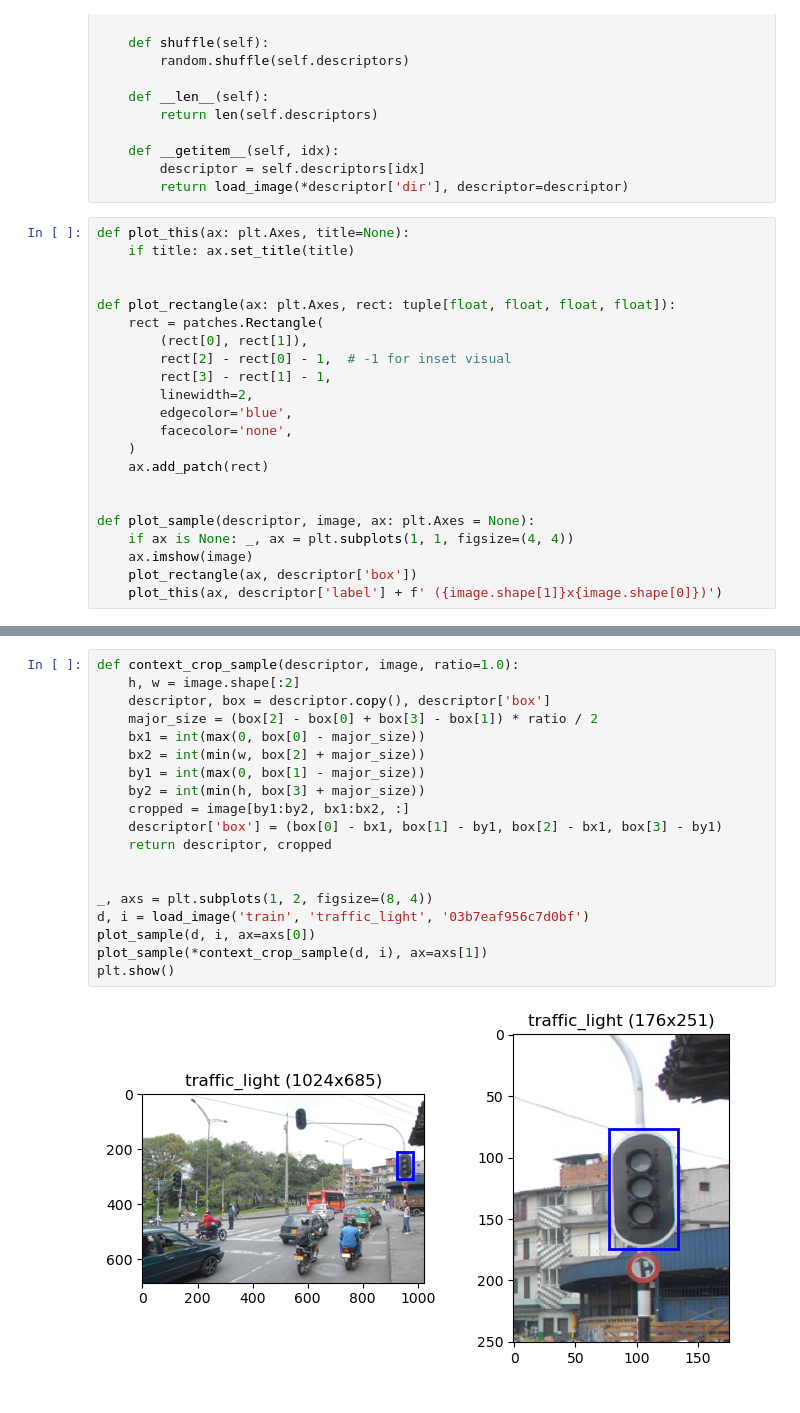
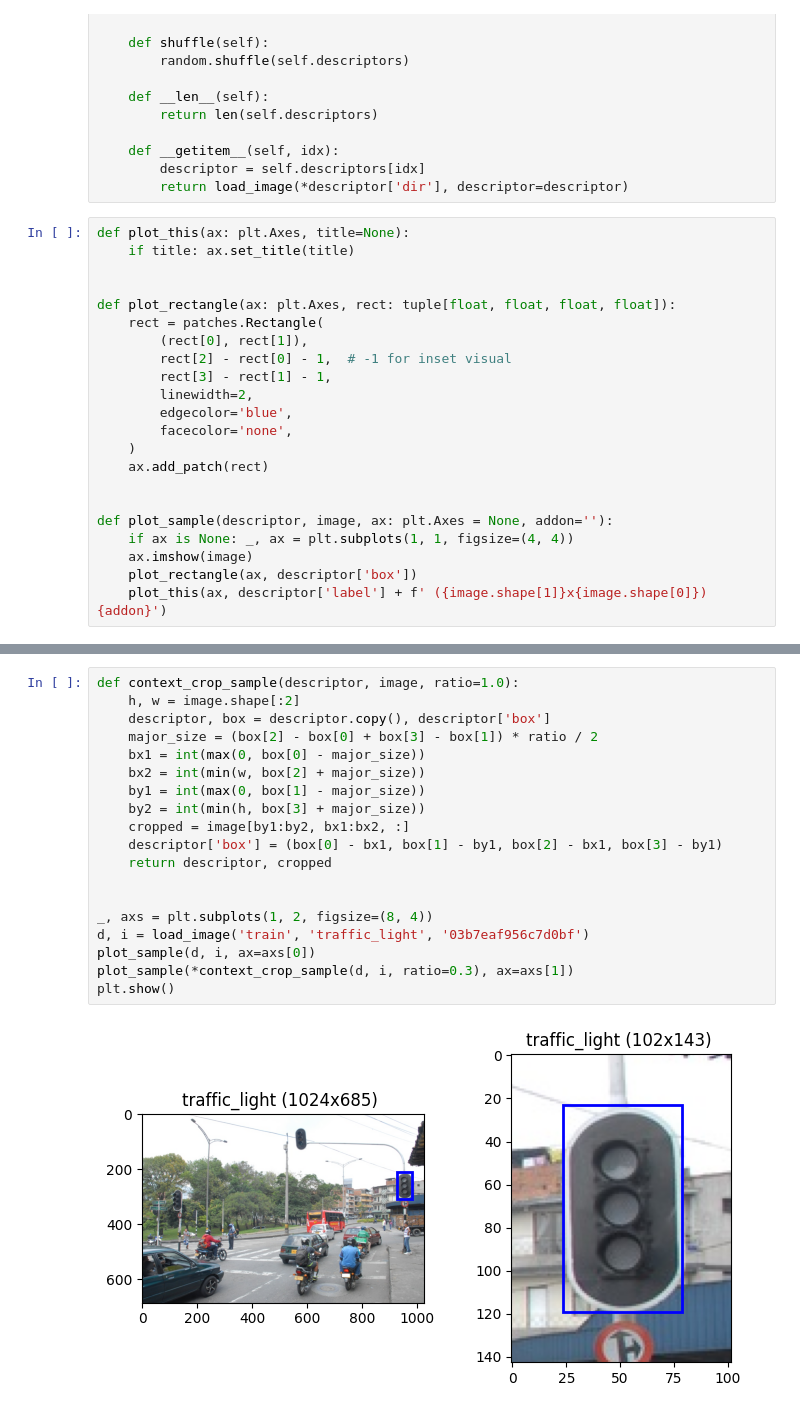
Before and after one commit to Minecraftian14/dl-vehicles, a Jupyter notebook: experiments/dataset_exploration.ipynb, the cells around one changed output, grey strips where cells are left out. Drawn from its saved outputs; the diff is of its cells as text.

```diff
--- a/experiments/dataset_exploration.ipynb
+++ b/experiments/dataset_exploration.ipynb
@@ -113,11 +112,11 @@ def plot_rectangle(ax: plt.Axes, rect: tuple[float, float, float, float]):
     ax.add_patch(rect)
 
 
-def plot_sample(descriptor, image, ax: plt.Axes = None):
+def plot_sample(descriptor, image, ax: plt.Axes = None, addon=''):
     if ax is None: _, ax = plt.subplots(1, 1, figsize=(4, 4))
     ax.imshow(image)
     plot_rectangle(ax, descriptor['box'])
-    plot_this(ax, descriptor['label'] + f' ({image.shape[1]}x{image.shape[0]})')
+    plot_this(ax, descriptor['label'] + f' ({image.shape[1]}x{image.shape[0]}) {addon}')
 # %%
 d, i = load_image(log=True)
 plot_sample(d, i)
@@ -192,21 +191,21 @@ Loading train/parking_meter/0b12f7cbdc590684
 # %%
 def context_crop_sample(descriptor, image, ratio=1.0):
     h, w = image.shape[:2]
     descriptor, box = descriptor.copy(), descriptor['box']
     major_size = (box[2] - box[0] + box[3] - box[1]) * ratio / 2
     bx1 = int(max(0, box[0] - major_size))
     bx2 = int(min(w, box[2] + major_size))
     by1 = int(max(0, box[1] - major_size))
     by2 = int(min(h, box[3] + major_size))
     cropped = image[by1:by2, bx1:bx2, :]
     descriptor['box'] = (box[0] - bx1, box[1] - by1, box[2] - bx1, box[3] - by1)
     return descriptor, cropped
 
 
 _, axs = plt.subplots(1, 2, figsize=(8, 4))
 d, i = load_image('train', 'traffic_light', '03b7eaf956c7d0bf')
 plot_sample(d, i, ax=axs[0])
-plot_sample(*context_crop_sample(d, i), ax=axs[1])
+plot_sample(*context_crop_sample(d, i, ratio=0.3), ax=axs[1])
 plt.show()
 # %% [output]
-[figure, old version]
+[figure, new version]
```
Also changed, not shown: parts of 16 cells of this notebook, 21 other files.
